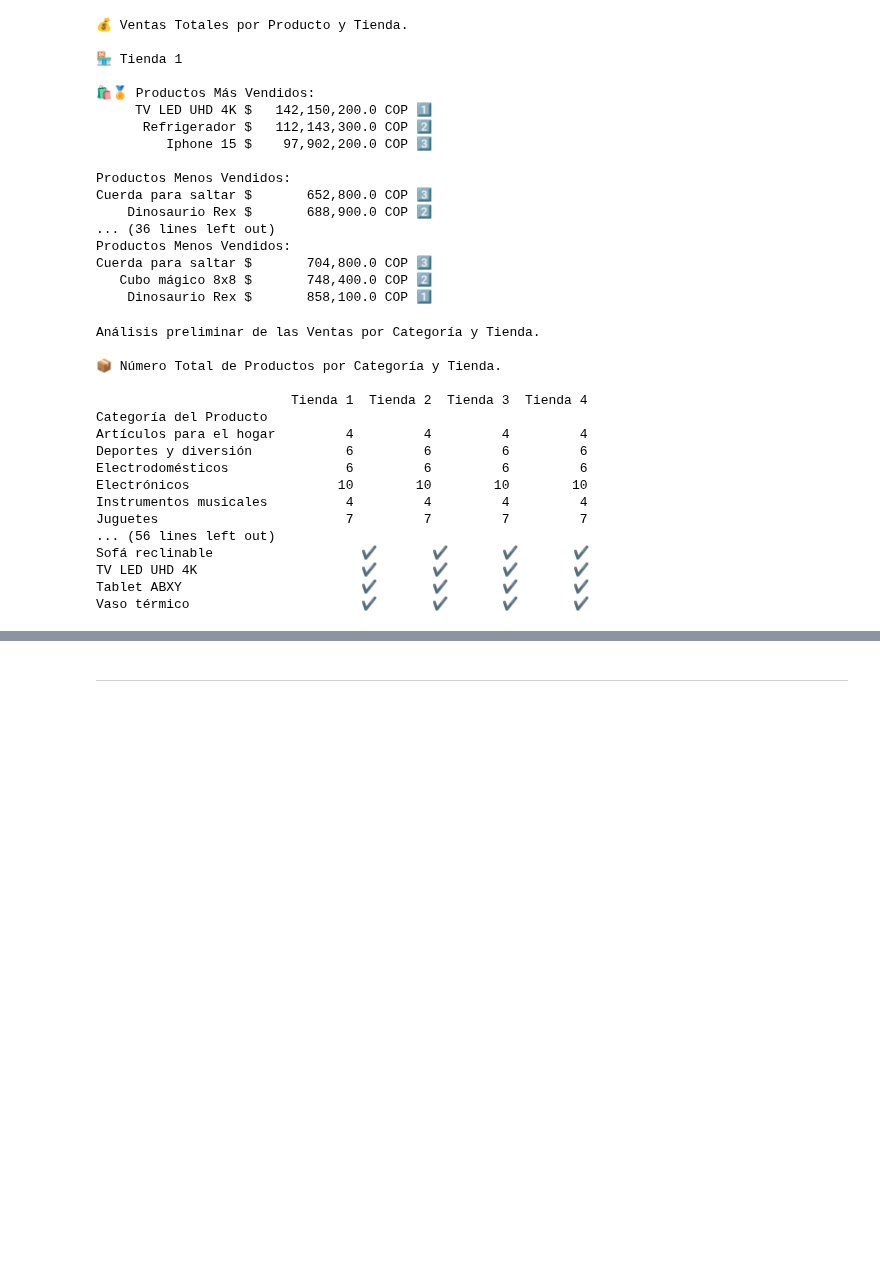
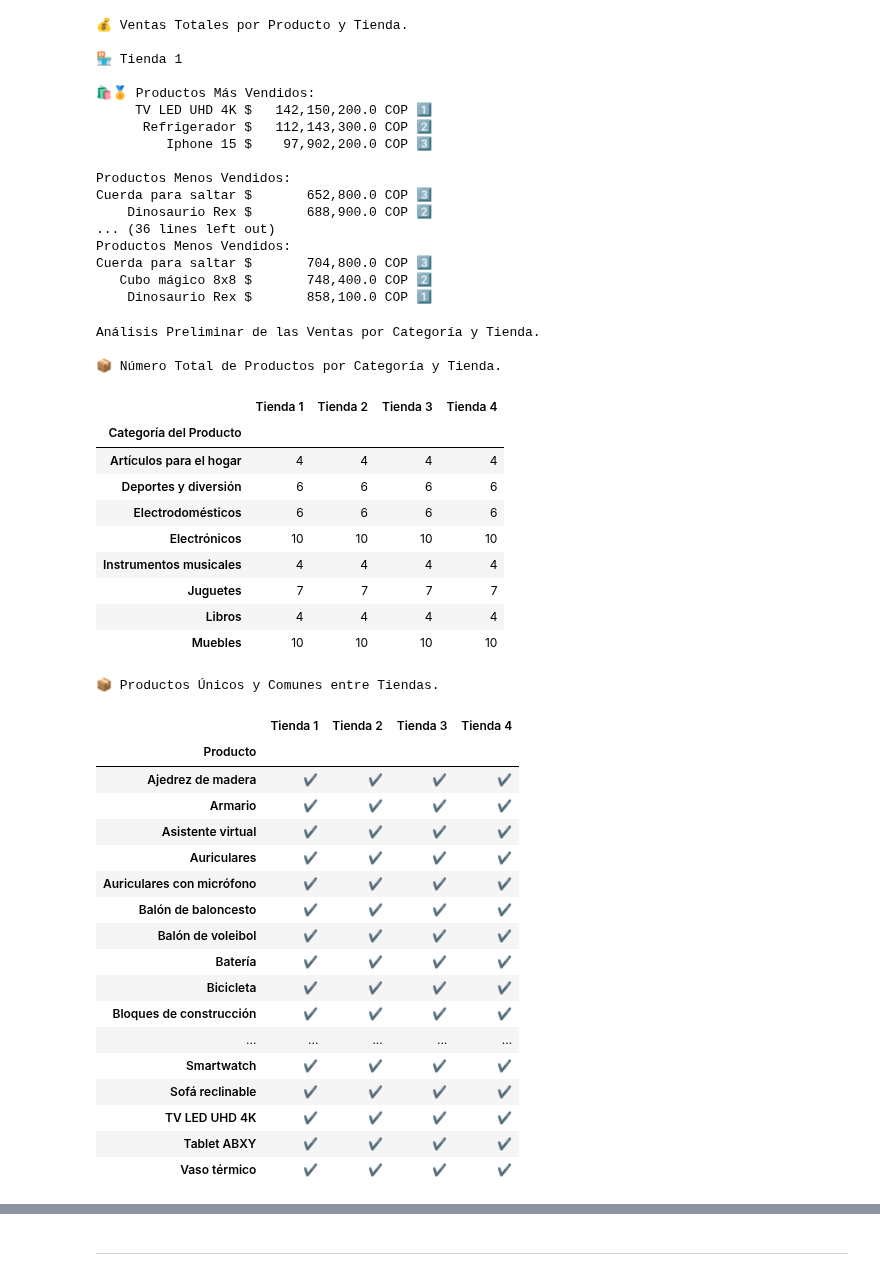
Before and after one commit to EuniceGarcia503/Challenge1_AluraStore, a Jupyter notebook: AluraStoreLatam.ipynb, the cells around one changed output, grey strips where cells are left out. Drawn from its saved outputs; the diff is of its cells as text; code cells hidden in the pictures; blank space fills up the shorter version.

```diff
--- a/AluraStoreLatam.ipynb
+++ b/AluraStoreLatam.ipynb
@@ -375,7 +444,7 @@ Cuerda para saltar $       704,800.0 COP 3️⃣
 # %%
 #Análisis preliminar productos más y menos vendidos por tienda.
 #Generamos resumen de número total de productos por categoría y tienda.
-print(f"Análisis preliminar de las Ventas por Categoría y Tienda.\n")
+print(f"Análisis Preliminar de las Ventas por Categoría y Tienda.\n")
 print(f"📦 Número Total de Productos por Categoría y Tienda.\n")
 
 #produtos_unicos_categoria_tienda Contiene el número de productos únicos por categoría en cada tienda.
@@ -393,47 +462,77 @@ for base,tienda in zip(base_tienda,nombre_tienda):
 
 #Dataframe df_np_categortia contiene la información del diccionario produtos_unicos_categoria_tienda
 df_np_categortia = pd.DataFrame(produtos_unicos_categoria_tienda)
-print(df_np_categortia)
+display(df_np_categortia)
 print()
 
 #Obtener todos los productos q se venden en las tiendas.
 #Crear conjunto todas_producto.
 todos_producto_cat = set()
 for tienda in base_tienda:
     todos_producto_cat.update(tienda['Producto'].unique())
 
 t_p_cat = sorted(todos_producto_cat)  # para ordenarlas
 
 # crear un DataFrame vacío
 resumen_p_cat = pd.DataFrame(index=t_p_cat)
 
 # llenar la tabla con ✔️ o ✖️
 for tienda, nombre in zip(base_tienda, nombre_tienda):
     producto_tienda = tienda['Producto'].unique()
     resumen_p_cat[nombre] = resumen_p_cat.index.map(
         lambda x: '✔️' if x in producto_tienda else '✖️'
     )
 
 resumen_p_cat.index.name = 'Producto'
 resumen_p_cat.reset_index(inplace=False)
 
 print('\n\n📦 Productos Únicos y Comunes entre Tiendas.\n')
-print(resumen_p_cat)
+display(resumen_p_cat)
+
+##Matriz de comparación del mix por categoría.
+#df_vta_categoria_tienda_consolidado
+df_base_consolidado_vta_categoria_tienda = pd.concat(vt_categoria_tienda,names=['Tienda']).reset_index()
+df_base_consolidado_vta_categoria_tienda.columns = ['Tienda','Categoría_producto','Ventas']
+df_base_consolidado_vta_categoria_tienda['Ventas_Totales'] = df_base_consolidado_vta_categoria_tienda.groupby('Tienda')['Ventas'].transform('sum')
+df_base_consolidado_vta_categoria_tienda['Participación'] = df_base_consolidado_vta_categoria_tienda['Ventas'] / df_base_consolidado_vta_categoria_tienda['Ventas_Totales']
+#df_base_consolidado_vta_categoria_tienda['Ventas_Totales'] = df_base_consolidado_vta_categoria_tienda['Ventas_Totales'].map('{:,.0f}'.format)
+#df_base_consolidado_vta_categoria_tienda['Participación'] = df_base_consolidado_vta_categoria_tienda['Participación'].map('{:.2%}'.format)
+#Visualización resumen de participación de las ventas por categoría en las ventas totales.
+df_resument_participacion_vta_categoria = df_base_consolidado_vta_categoria_tienda.pivot(index='Categoría_producto',columns='Tienda',values='Participación')
+# Ordenar por el valor máximo en cualquier tienda
+df_resument_participacion_vta_categoria = df_resument_participacion_vta_categoria.loc[
+    df_resument_participacion_vta_categoria.max(axis=1).sort_values(ascending=False).index
+]
 # %% [output]
-Análisis preliminar de las Ventas por Categoría y Tienda.
+Análisis Preliminar de las Ventas por Categoría y Tienda.
 
 📦 Número Total de Productos por Categoría y Tienda.
-
-                         Tienda 1  Tienda 2  Tienda 3  Tienda 4
-Categoría del Producto
-Artículos para el hogar         4         4         4         4
-Deportes y diversión            6         6         6         6
-Electrodomésticos               6         6         6         6
-Electrónicos                   10        10        10        10
-Instrumentos musicales          4         4         4         4
-Juguetes                        7         7         7         7
-... (56 lines left out)
-Sofá reclinable                   ✔️       ✔️       ✔️       ✔️
-TV LED UHD 4K                     ✔️       ✔️       ✔️       ✔️
-Tablet ABXY                       ✔️       ✔️       ✔️       ✔️
-Vaso térmico                      ✔️       ✔️       ✔️       ✔️
+|  | Tienda 1 | Tienda 2 | Tienda 3 | Tienda 4 |
+| Categoría del Producto |  |  |  |  |
+| Artículos para el hogar | 4 | 4 | 4 | 4 |
+| Deportes y diversión | 6 | 6 | 6 | 6 |
+| Electrodomésticos | 6 | 6 | 6 | 6 |
+| Electrónicos | 10 | 10 | 10 | 10 |
+| Instrumentos musicales | 4 | 4 | 4 | 4 |
+| Juguetes | 7 | 7 | 7 | 7 |
+| Libros | 4 | 4 | 4 | 4 |
+| Muebles | 10 | 10 | 10 | 10 |
+📦 Productos Únicos y Comunes entre Tiendas.
+|  | Tienda 1 | Tienda 2 | Tienda 3 | Tienda 4 |
+| Producto |  |  |  |  |
+| Ajedrez de madera | ✔️ | ✔️ | ✔️ | ✔️ |
+| Armario | ✔️ | ✔️ | ✔️ | ✔️ |
+| Asistente virtual | ✔️ | ✔️ | ✔️ | ✔️ |
+| Auriculares | ✔️ | ✔️ | ✔️ | ✔️ |
+| Auriculares con micrófono | ✔️ | ✔️ | ✔️ | ✔️ |
+| Balón de baloncesto | ✔️ | ✔️ | ✔️ | ✔️ |
+| Balón de voleibol | ✔️ | ✔️ | ✔️ | ✔️ |
+| Batería | ✔️ | ✔️ | ✔️ | ✔️ |
+| Bicicleta | ✔️ | ✔️ | ✔️ | ✔️ |
+| Bloques de construcción | ✔️ | ✔️ | ✔️ | ✔️ |
+| ... | ... | ... | ... | ... |
+| Smartwatch | ✔️ | ✔️ | ✔️ | ✔️ |
+| Sofá reclinable | ✔️ | ✔️ | ✔️ | ✔️ |
+| TV LED UHD 4K | ✔️ | ✔️ | ✔️ | ✔️ |
+| Tablet ABXY | ✔️ | ✔️ | ✔️ | ✔️ |
+| Vaso térmico | ✔️ | ✔️ | ✔️ | ✔️ |
```
Also changed, not shown: parts of 2 cells of this notebook.
